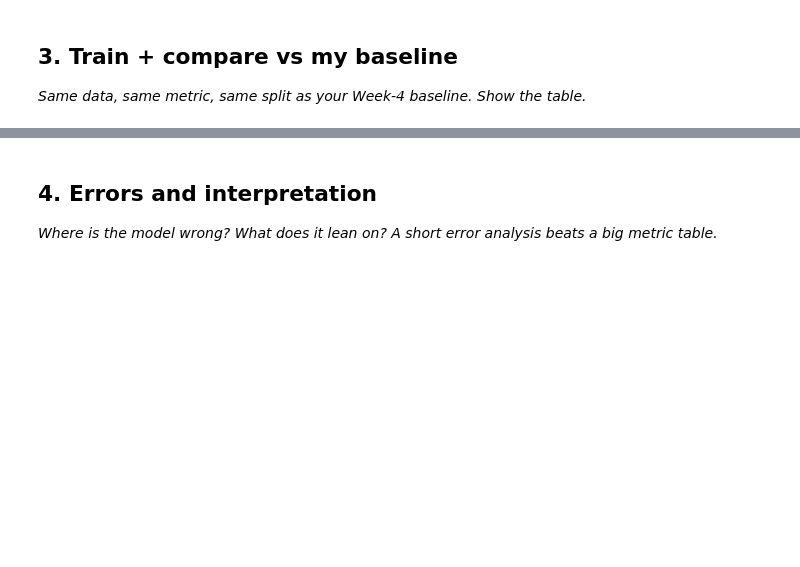
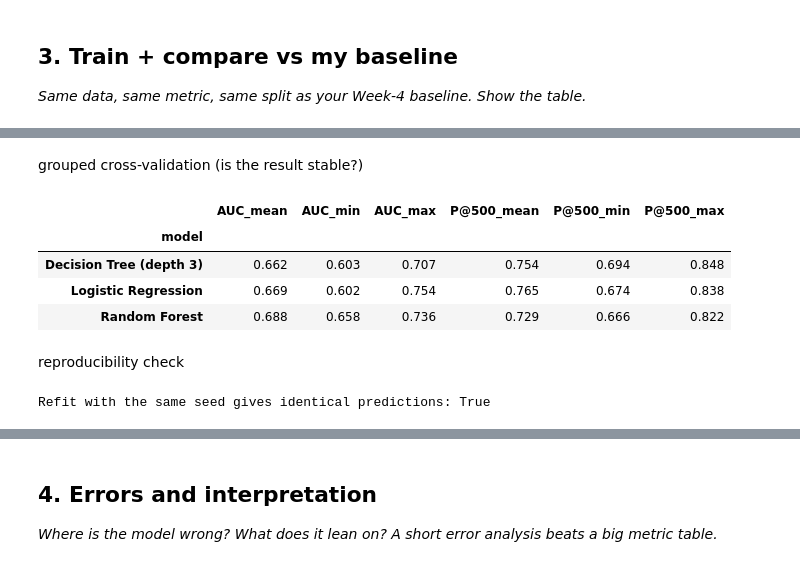
Before and after one commit to yasmeenmh90-beep/flyrank-ml-internship-starter, a Jupyter notebook: work/notebooks/w05_model.ipynb, the cells around one changed output, grey strips where cells are left out. Cells and saved outputs as stored; diff of their text form; code cells hidden in the pictures; blank space fills up the shorter version.

```diff
--- a/work/notebooks/w05_model.ipynb
+++ b/work/notebooks/w05_model.ipynb
@@ -12,0 +11,21 @@ This skeleton is yours to fill. Work the sections **in order** — each one has
+# %%
+from google.colab import userdata
+HF_TOKEN = userdata.get('HF_TOKEN')
+
+import os, sys, subprocess
+REPO_URL = "https://github.com/yasmeenmh90-beep/flyrank-ml-internship-starter"
+REPO_DIR = "flyrank-ml-internship-starter"
+if not os.path.isdir(REPO_DIR):
+    subprocess.run(["git", "clone", "--depth", "1", REPO_URL, REPO_DIR], check=True)
+os.chdir(REPO_DIR)
+subprocess.run([sys.executable, "-m", "pip", "install", "-q", "-r", "requirements.txt"], check=True)
+
+%pip -q install duckdb huggingface_hub
+import duckdb
+con = duckdb.connect()
+con.execute(f"CREATE OR REPLACE SECRET hf (TYPE huggingface, TOKEN '{HF_TOKEN}')")
+
+REL = 'hf://datasets/FlyRank/internship-warehouse'
+MONTH = '2026-03'
+fact_month = f"read_parquet('{REL}/fact_content_daily_performance/month={MONTH}/*.parquet')"
+print("Connected. Working dir:", os.getcwd())
@@ -29,0 +213,31 @@ This skeleton is yours to fill. Work the sections **in order** — each one has
+# %% [markdown]
+grouped cross-validation (is the result stable?)
+# %%
+from sklearn.model_selection import GroupKFold
+
+gkf = GroupKFold(n_splits=5)
+cv_rows = []
+for name, maker in [("Decision Tree (depth 3)", make_tree), ("Logistic Regression", make_logit), ("Random Forest", make_rf)]:
+    aucs, p500s = [], []
+    for tr, te in gkf.split(X, y, groups=groups):
+        m = maker().fit(X.iloc[tr], y.iloc[tr])
+        p = m.predict_proba(X.iloc[te])[:, 1]
+        aucs.append(roc_auc_score(y.iloc[te], p))
+        p500s.append(precision_at_k(p, y.iloc[te].values, 500))
+    cv_rows.append({"model": name, "AUC_mean": np.mean(aucs), "AUC_min": np.min(aucs), "AUC_max": np.max(aucs),
+                    "P@500_mean": np.mean(p500s), "P@500_min": np.min(p500s), "P@500_max": np.max(p500s)})
+pd.DataFrame(cv_rows).set_index("model").round(3)
+# %% [output]
+|  | AUC_mean | AUC_min | AUC_max | P@500_mean | P@500_min | P@500_max |
+| model |  |  |  |  |  |  |
+| Decision Tree (depth 3) | 0.662 | 0.603 | 0.707 | 0.754 | 0.694 | 0.848 |
+| Logistic Regression | 0.669 | 0.602 | 0.754 | 0.765 | 0.674 | 0.838 |
+| Random Forest | 0.688 | 0.658 | 0.736 | 0.729 | 0.666 | 0.822 |
+# %% [markdown]
+reproducibility check
+# %%
+rf_again = make_rf().fit(X_tr, y_tr)
+same = np.allclose(rf_again.predict_proba(X_te)[:, 1], scores["Random Forest"])
+print("Refit with the same seed gives identical predictions:", same)
+# %% [output]
+Refit with the same seed gives identical predictions: True
```
Also changed, not shown: parts of 20 cells of this notebook.
